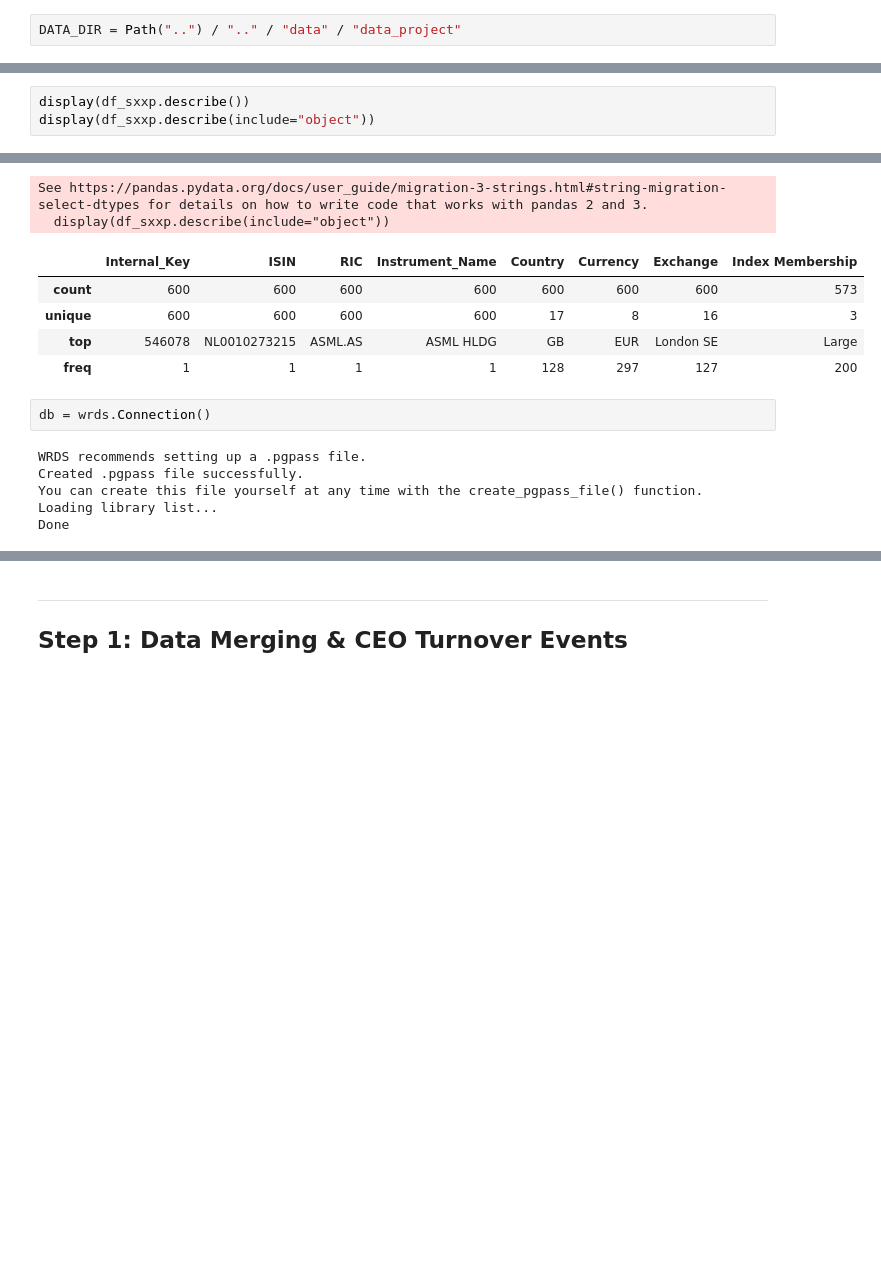
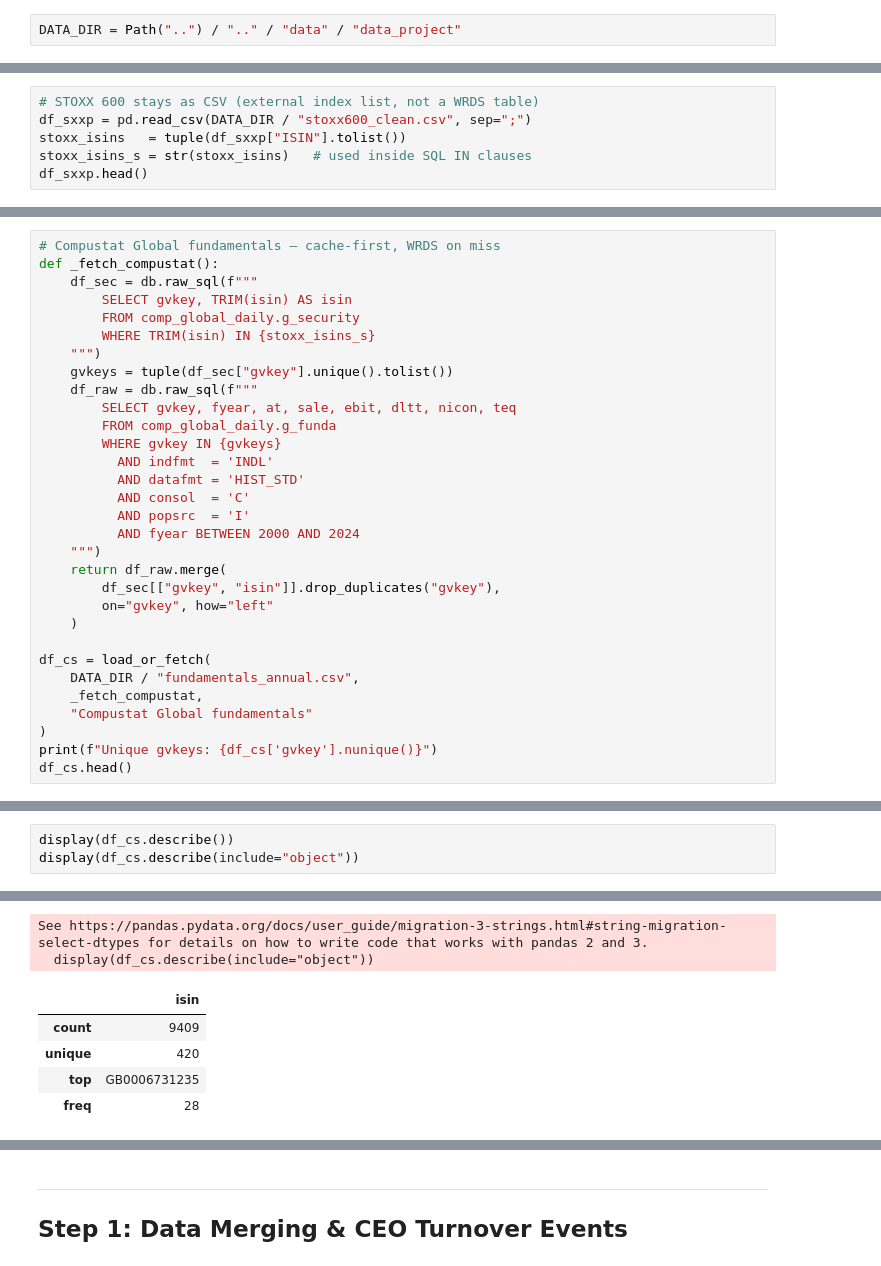
Before and after one commit to firrm/DAI, a Jupyter notebook: mission/proposals_st26/mission_proposal_Akbar-Zduńczyk.ipynb, the cells around one changed output, grey strips where cells are left out. Saved outputs shown, nothing was run; the diff lists cells and outputs as text; blank space fills up the shorter version.

Commit message:
Merge of Akbar's and Kajetan's work. Data preparation.

```diff
--- a/mission/proposals_st26/mission_proposal_Akbar-Zduńczyk.ipynb
+++ b/mission/proposals_st26/mission_proposal_Akbar-Zduńczyk.ipynb
@@ -106,0 +122,6 @@ df_emp.head(3)
+# %%
+# STOXX 600 stays as CSV (external index list, not a WRDS table)
+df_sxxp = pd.read_csv(DATA_DIR / "stoxx600_clean.csv", sep=";")
+stoxx_isins   = tuple(df_sxxp["ISIN"].tolist())
+stoxx_isins_s = str(stoxx_isins)   # used inside SQL IN clauses
+df_sxxp.head()
@@ -235,0 +351,31 @@ df_sxxp.head()
+# %%
+# Compustat Global fundamentals — cache-first, WRDS on miss
+def _fetch_compustat():
+    df_sec = db.raw_sql(f"""
+        SELECT gvkey, TRIM(isin) AS isin
+        FROM comp_global_daily.g_security
+        WHERE TRIM(isin) IN {stoxx_isins_s}
+    """)
+    gvkeys = tuple(df_sec["gvkey"].unique().tolist())
+    df_raw = db.raw_sql(f"""
+        SELECT gvkey, fyear, at, sale, ebit, dltt, nicon, teq
+        FROM comp_global_daily.g_funda
+        WHERE gvkey IN {gvkeys}
+          AND indfmt  = 'INDL'
+          AND datafmt = 'HIST_STD'
+          AND consol  = 'C'
+          AND popsrc  = 'I'
+          AND fyear BETWEEN 2000 AND 2024
+    """)
+    return df_raw.merge(
+        df_sec[["gvkey", "isin"]].drop_duplicates("gvkey"),
+        on="gvkey", how="left"
+    )
+
+df_cs = load_or_fetch(
+    DATA_DIR / "fundamentals_annual.csv",
+    _fetch_compustat,
+    "Compustat Global fundamentals"
+)
+print(f"Unique gvkeys: {df_cs['gvkey'].nunique()}")
+df_cs.head()
@@ -236,4 +391,4 @@ df_sxxp.head()
 # %%
-display(df_sxxp.describe())
-display(df_sxxp.describe(include="object"))
+display(df_cs.describe())
+display(df_cs.describe(include="object"))
 # %% [output]
@@ -249,15 +404,7 @@ display(df_sxxp.describe(include="object"))
 See https://pandas.pydata.org/docs/user_guide/migration-3-strings.html#string-migration-select-dtypes for details on how to write code that works with pandas 2 and 3.
-  display(df_sxxp.describe(include="object"))
+  display(df_cs.describe(include="object"))
-|  | Internal_Key | ISIN | RIC | Instrument_Name | Country | Currency | Exchange | Index Membership |
-| count | 600 | 600 | 600 | 600 | 600 | 600 | 600 | 573 |
-| unique | 600 | 600 | 600 | 600 | 17 | 8 | 16 | 3 |
-| top | 546078 | NL0010273215 | ASML.AS | ASML HLDG | GB | EUR | London SE | Large |
-| freq | 1 | 1 | 1 | 1 | 128 | 297 | 127 | 200 |
+|  | isin |
+| count | 9409 |
+| unique | 420 |
+| top | GB0006731235 |
+| freq | 28 |
-# %%
-db = wrds.Connection()
-# %% [output]
-WRDS recommends setting up a .pgpass file.
-Created .pgpass file successfully.
-You can create this file yourself at any time with the create_pgpass_file() function.
-Loading library list...
-Done
```
Also changed, not shown: parts of 28 cells of this notebook.
